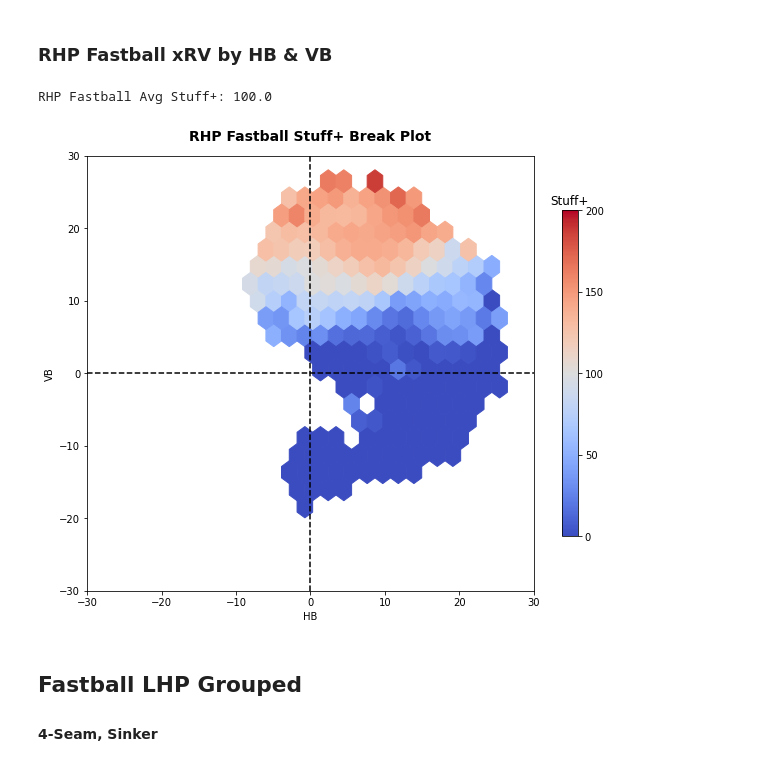
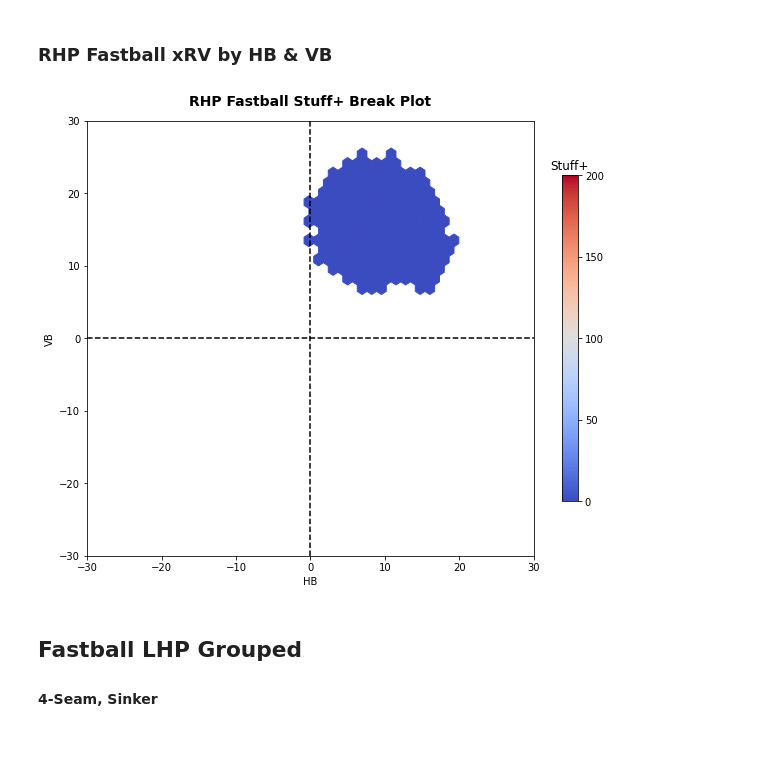
Before and after one commit to anthonyzurke/RVmodel, a Jupyter notebook: notebooks/TU-rv_model.ipynb, the cells around one changed output. Saved outputs shown, nothing was run; the diff lists cells and outputs as text; code cells hidden in the pictures.

```diff
--- a/notebooks/TU-rv_model.ipynb
+++ b/notebooks/TU-rv_model.ipynb
@@ -33,6 +33,9 @@ tu = pd.read_csv('../data/season23.csv')
 tu = tu.loc[tu['PitcherTeam'] == 'TUS_PIO']
 tu = tu[['Pitcher', 'PitcherThrows', 'TaggedPitchType', 'RelSpeed', 'InducedVertBreak', 'HorzBreak',
          'RelSide', 'RelHeight', 'Extension']]
+tu['TaggedPitchType'].replace(['Fastball'], 'Four-Seam', inplace = True)
+tu['TaggedPitchType'].replace(['FourSeamFastBall'], 'Four-Seam', inplace = True)
+tu['TaggedPitchType'].replace(['TwoSeamFastBall'], 'Four-Seam', inplace = True)
 tu.dropna(inplace=True)
 pd.set_option('max_columns', None)
 #data.dropna(inplace = True)
@@ -93,7 +96,7 @@ lhp_bb = bb.loc[bb['p_throws'] == 'L']
 rhp_os = os.loc[os['p_throws'] == 'R']
 lhp_os = os.loc[os['p_throws'] == 'L']
 
-fb_tu = features_tu[features_tu['TaggedPitchType'].isin(['Fastball', 'FourSeamFastBall', 'TwoSeamFastBall'])]
+fb_tu = features_tu[features_tu['TaggedPitchType'].isin(['Four-Seam'])]
 bb_tu = features_tu[features_tu['TaggedPitchType'].isin(['Slider', 'Cutter', 'Curveball'])]
 os_tu = features_tu[features_tu['TaggedPitchType'].isin(['ChangeUp', 'Splitter'])]
 rhp_tu = features_tu.loc[features_tu['PitcherThrows'] == 'R']
@@ -160,23 +163,25 @@ pred_tu.shape
 # %%
 rhp_fb_tu['n_pitches'] = 1
 rhp_fb_tu['xRV'] = pred_tu
-rhp_fb_tu['xRV/100'] = round(((rhp_fb_tu['xRV'] / (rhp_fb_tu['n_pitches'])) * 100), 2)
+#rhp_fb_tu['xRV/100'] = round(((rhp_fb_tu['xRV'] / (rhp_fb_tu['n_pitches'])) * 100), 2)
 
 #rhp_fb_tu['Stuff+'] = 100 * (rhp_fb['xWhiff'] / rhp_fb['xWhiff'].mean())
 #rhp_fb.head()
 
 grouped_fb_r_tu = rhp_fb_tu.groupby(['Pitcher', 'PitcherThrows', 'TaggedPitchType'],
-                              as_index = False)['n_pitches', 'xRV', ].sum()
+                              as_index = False)['n_pitches', 'xRV'].sum()
 
 avg_fb_r_tu = rhp_fb_tu.groupby(['Pitcher', 'PitcherThrows', 'TaggedPitchType'],
                           as_index = False)['RelSpeed', 'HorzBreak', 'InducedVertBreak', 'RelSide', 'RelHeight',
                                             'Extension'].mean()
 fbr_stuff_tu = pd.merge(avg_fb_r_tu, grouped_fb_r_tu, how = 'left',
                         on = ['Pitcher', 'PitcherThrows', 'TaggedPitchType'])
+
+fbr_stuff_tu['xRV/100'] = round(((fbr_stuff_tu['xRV'] / (fbr_stuff_tu['n_pitches'])) * 100), 2)
 #fbr_stuff_tu = fbr_stuff.loc[fbr_stuff['n_pitches'] >= 100]
 fbr_stuff_tu = fbr_stuff_tu.round(1)
 fbr_stuff_tu.insert(3, 'n_pitches', fbr_stuff_tu.pop('n_pitches'))
 #fbr_stuff_tu.sort_values(by = 'xRV', ascending = False).head(10)
-#fbr_stuff_tu.head(10)
+fbr_stuff_tu.head(10)
 print(fbr_stuff_tu.to_markdown())
 # %% [output]
@@ -278,17 +219,16 @@ See Full Dataframe in Mito
 # %%
 plt.figure(figsize = (10, 8))
 
-plt.hexbin(rhp_fb['pfx_x'], rhp_fb['pfx_z'], C = rhp_fb['Stuff+'], cmap = 'coolwarm',
+plt.hexbin(rhp_fb_tu['HorzBreak'], rhp_fb_tu['InducedVertBreak'], C = rhp_fb_tu['xRV'], cmap = 'coolwarm',
            mincnt = 2, gridsize = 20)
 cb = plt.colorbar(ticks = [0, 50, 100, 150, 200], shrink = .75)
 cb.ax.set_title('Stuff+'), plt.clim(0, 200)
 plt.xlabel('HB'), plt.ylabel('VB'), plt.xlim(-30, 30), plt.ylim(-30, 30)
 plt.axhline(0, color = 'black', ls = '--'), plt.axvline(0, color = 'black', ls = '--')
 plt.title('RHP Fastball Stuff+ Break Plot', fontsize = 14, fontweight = 'bold', pad = 15);
-print('RHP Fastball Avg Stuff+:', round(rhp_fb['Stuff+'].mean(), 2))
+#print('RHP Fastball Avg Stuff+:', round(rhp_fb['Stuff+'].mean(), 2))
 # %% [output]
-RHP Fastball Avg Stuff+: 100.0
-[figure, old version]
+[figure, new version]
 # %% [markdown]
 ## Fastball LHP Grouped
 
```
Also changed, not shown: parts of 10 cells of this notebook.
